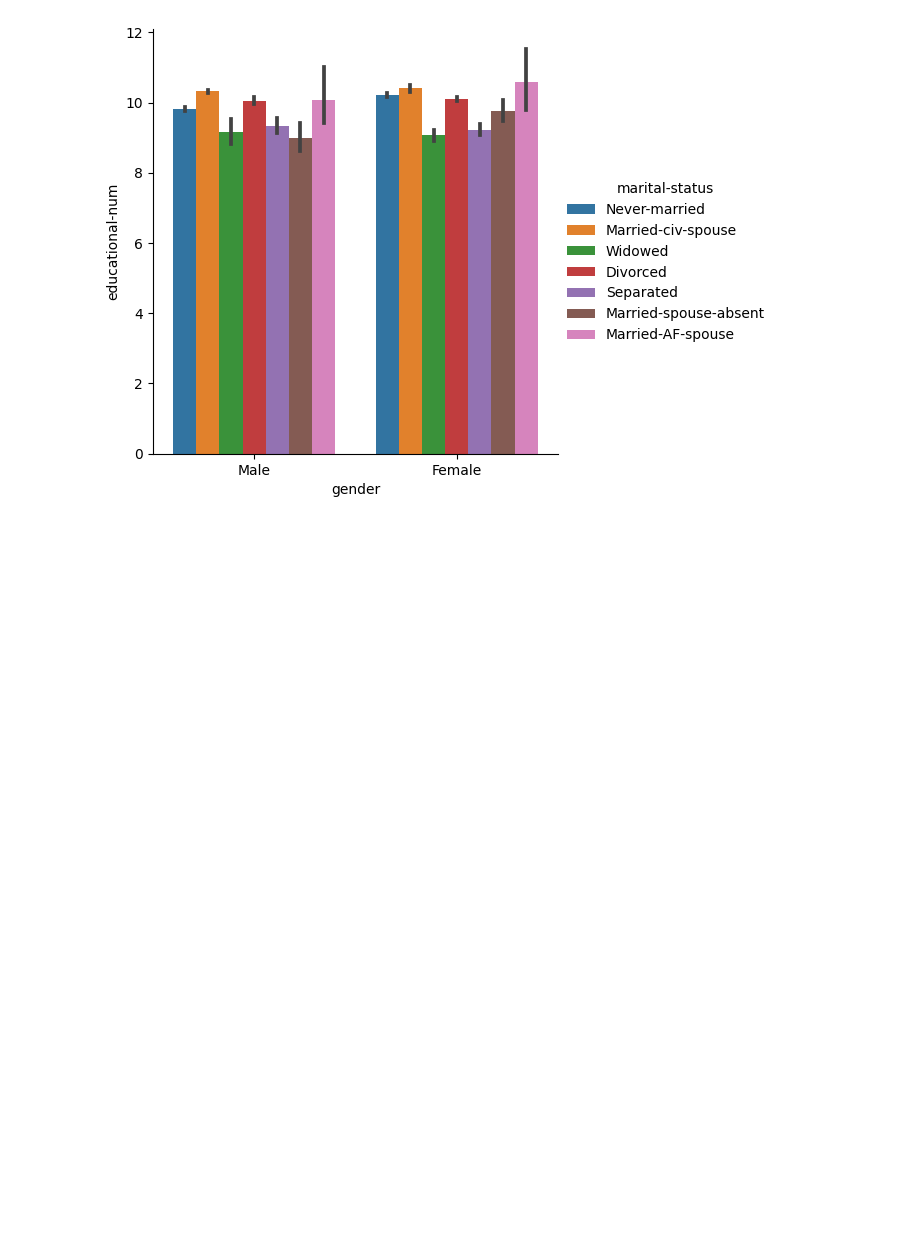
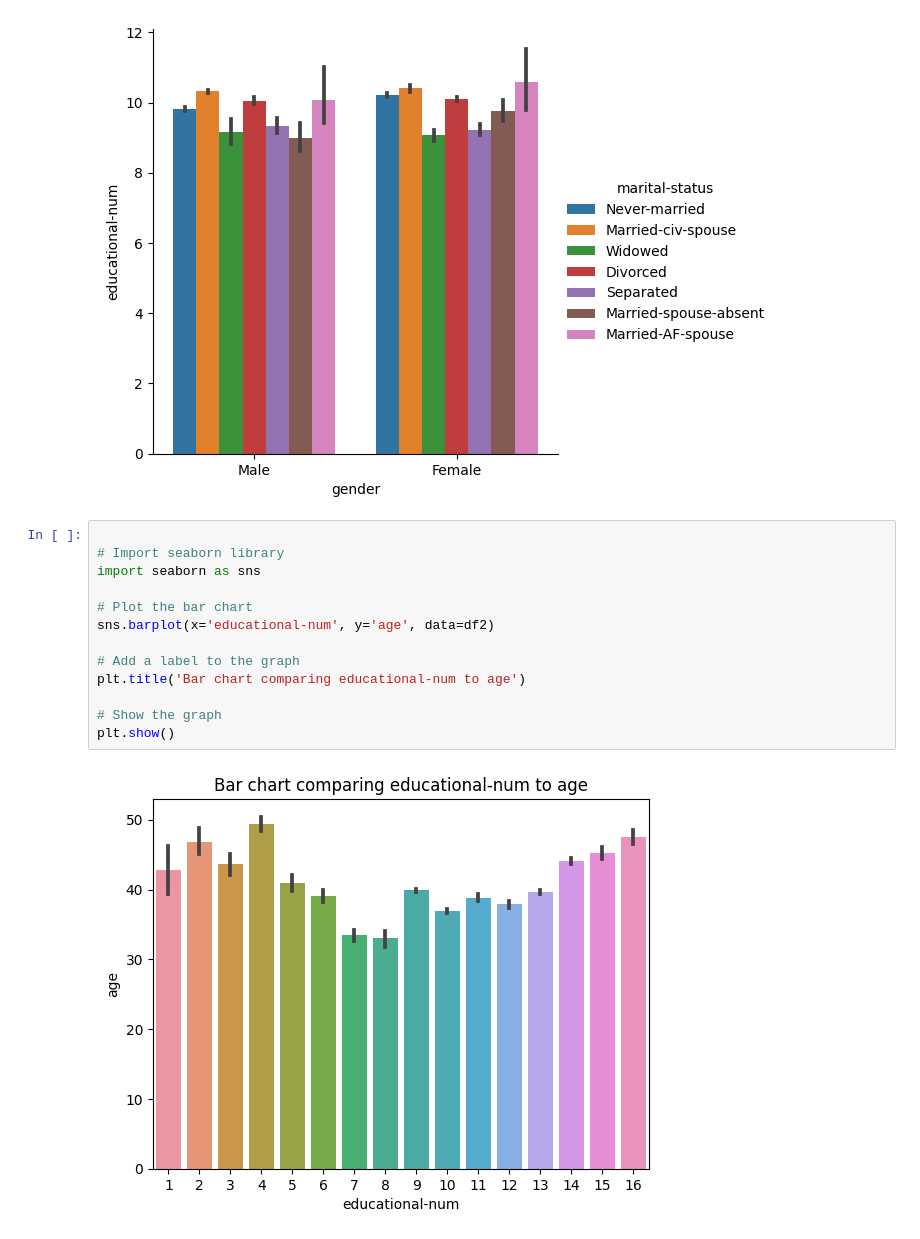
Before and after one commit to davegbade/Project-2-Machine-Learning, a Jupyter notebook: Project_2_.ipynb, the cells around one changed output. Drawn from its saved outputs; the diff is of its cells as text; blank space fills up the shorter version.

```diff
--- a/Project_2_.ipynb
+++ b/Project_2_.ipynb
@@ -310,3 +310,18 @@ sns.catplot(x="gender", y="educational-num", hue="marital-status", data=df2, kin
 <seaborn.axisgrid.FacetGrid at 0x...>
 [figure]
 [figure]
+# %%
+
+# Import seaborn library
+import seaborn as sns
+
+# Plot the bar chart
+sns.barplot(x='educational-num', y='age', data=df2)
+
+# Add a label to the graph
+plt.title('Bar chart comparing educational-num to age')
+
+# Show the graph
+plt.show()
+# %% [output]
+[figure, added]
```
